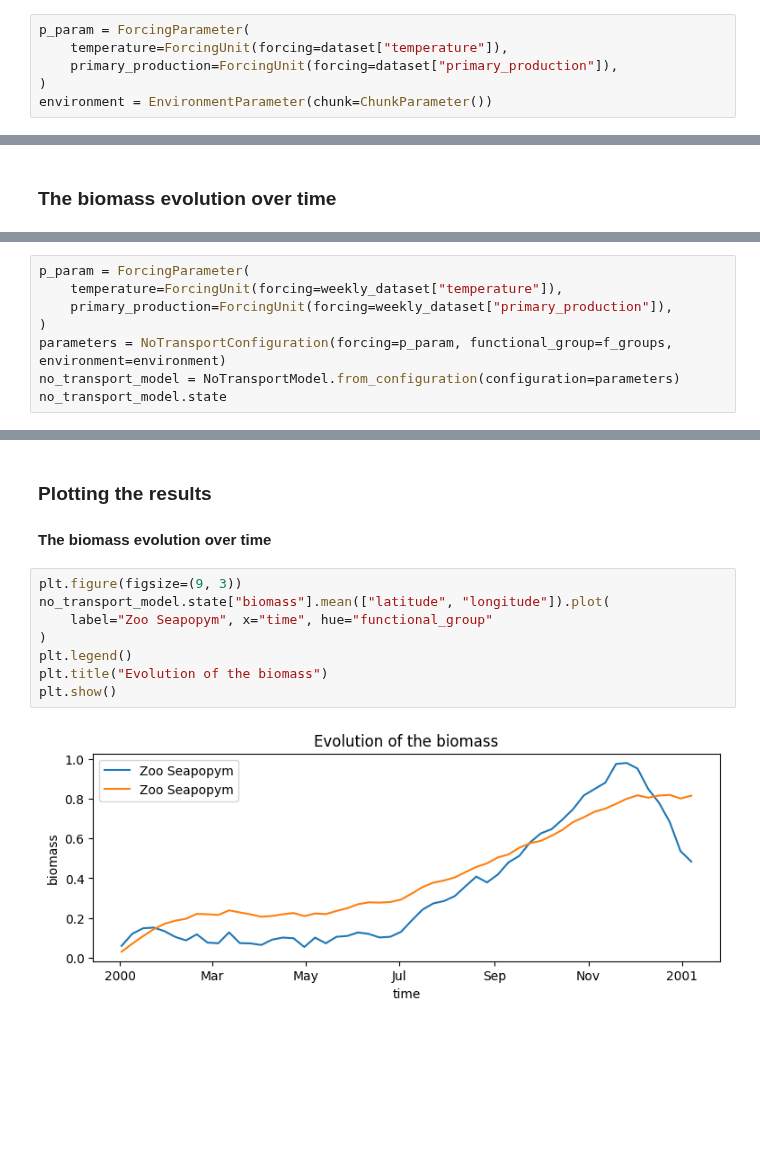
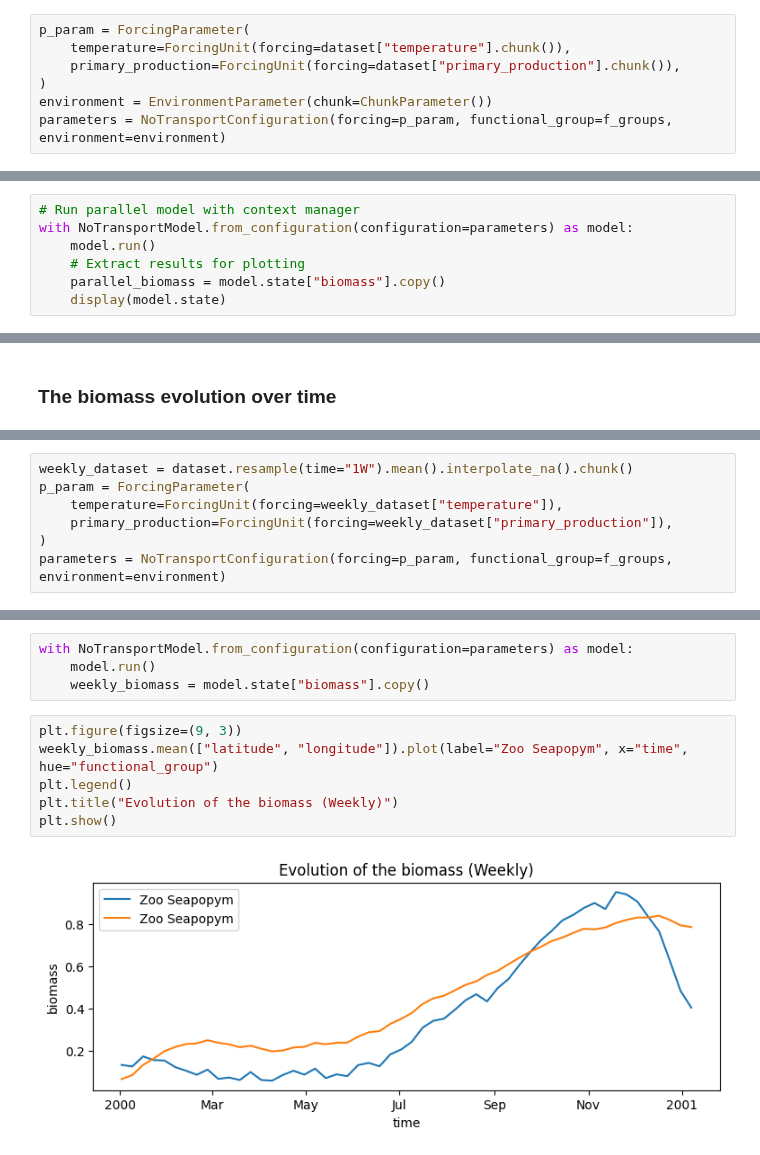
Before and after one commit to Ash12H/Seapopym, a Jupyter notebook: docs/source/notebooks/example_1d_model.ipynb, the cells around one changed output, grey strips where cells are left out. Saved outputs shown, nothing was run; the diff lists cells and outputs as text; blank space fills up the shorter version.

```diff
--- a/docs/source/notebooks/example_1d_model.ipynb
+++ b/docs/source/notebooks/example_1d_model.ipynb
@@ -185,6 +169,7 @@ client
 # %%
 p_param = ForcingParameter(
-    temperature=ForcingUnit(forcing=dataset["temperature"]),
-    primary_production=ForcingUnit(forcing=dataset["primary_production"]),
+    temperature=ForcingUnit(forcing=dataset["temperature"].chunk()),
+    primary_production=ForcingUnit(forcing=dataset["primary_production"].chunk()),
 )
 environment = EnvironmentParameter(chunk=ChunkParameter())
+parameters = NoTransportConfiguration(forcing=p_param, functional_group=f_groups, environment=environment)
@@ -234,0 +176,7 @@ Data variables: (12/28)
+# %%
+# Run parallel model with context manager
+with NoTransportModel.from_configuration(configuration=parameters) as model:
+    model.run()
+    # Extract results for plotting
+    parallel_biomass = model.state["biomass"].copy()
+    display(model.state)
@@ -263,8 +223,7 @@ Data variables:
 # %%
+weekly_dataset = dataset.resample(time="1W").mean().interpolate_na().chunk()
 p_param = ForcingParameter(
     temperature=ForcingUnit(forcing=weekly_dataset["temperature"]),
     primary_production=ForcingUnit(forcing=weekly_dataset["primary_production"]),
 )
 parameters = NoTransportConfiguration(forcing=p_param, functional_group=f_groups, environment=environment)
-no_transport_model = NoTransportModel.from_configuration(configuration=parameters)
-no_transport_model.state
@@ -312,14 +230,12 @@ Data variables: (12/28)
-# %% [markdown]
-### Plotting the results
-
-#### The biomass evolution over time
+# %%
+with NoTransportModel.from_configuration(configuration=parameters) as model:
+    model.run()
+    weekly_biomass = model.state["biomass"].copy()
 # %%
 plt.figure(figsize=(9, 3))
-no_transport_model.state["biomass"].mean(["latitude", "longitude"]).plot(
-    label="Zoo Seapopym", x="time", hue="functional_group"
-)
+weekly_biomass.mean(["latitude", "longitude"]).plot(label="Zoo Seapopym", x="time", hue="functional_group")
 plt.legend()
-plt.title("Evolution of the biomass")
+plt.title("Evolution of the biomass (Weekly)")
 plt.show()
 # %% [output]
-[figure, old version]
+[figure, new version]
```
Also changed, not shown: parts of 21 cells of this notebook, 7 other files.
